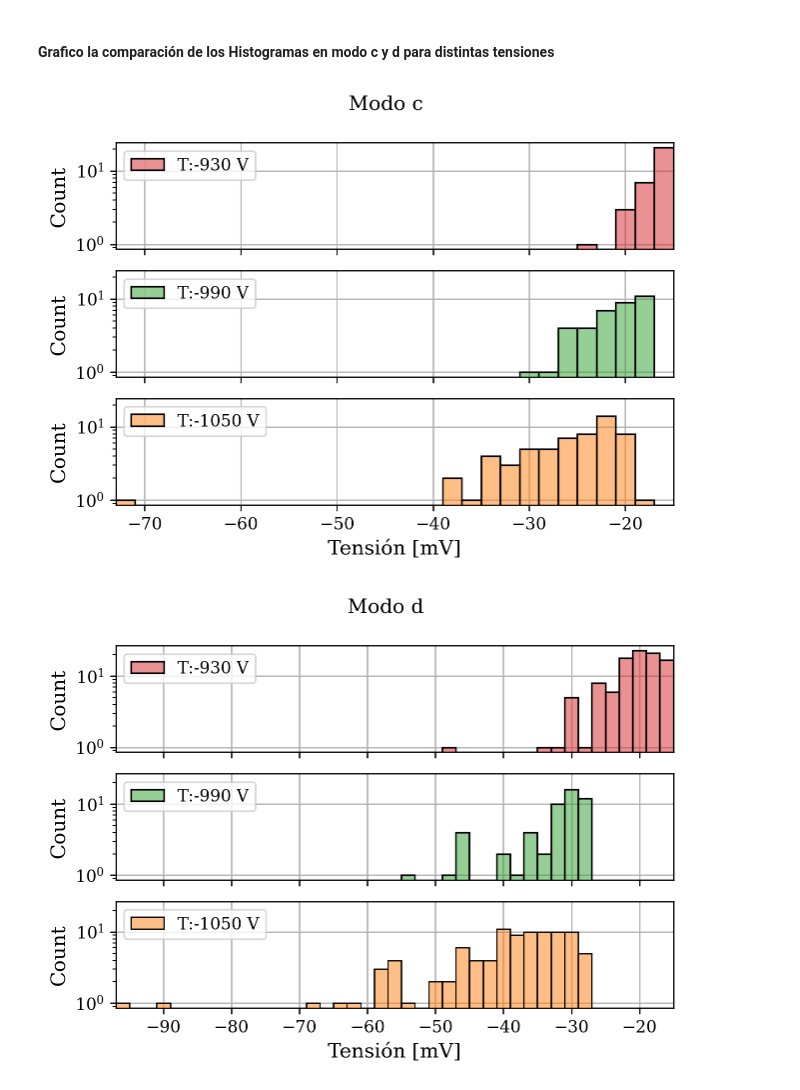
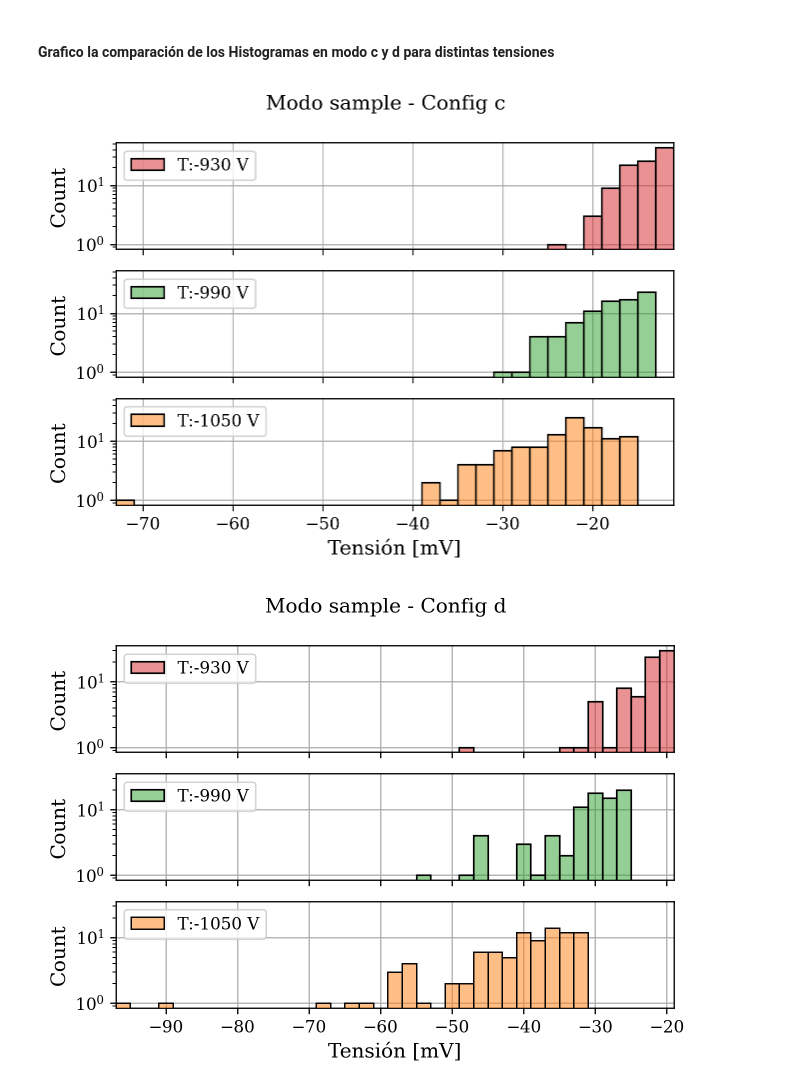
Before and after one commit to agustinbrusco/Laboratorio5, a Jupyter notebook: Datos y código - Práctica 3/analisis_ruido.ipynb, the cells around one changed output. Drawn from its saved outputs; the diff is of its cells as text; code cells hidden in the pictures.

```diff
--- a/Datos y código - Práctica 3/analisis_ruido.ipynb
+++ b/Datos y código - Práctica 3/analisis_ruido.ipynb
@@ -130,7 +132,7 @@ angulo = 230
 for tension in ([930, 990, 1050]):
     for config in (["c", "d"]):
         print(f'Modo {config}, Tensión {tension}')
-        tiempo, channel1 = np.load(f"barrido/sample_a{angulo}_t{tension}_{config}.npy")
+        tiempo, channel1 = np.load(f"barrido/fpeaks_a{angulo}_t{tension}_{config}.npy")
 
     #Criterio 1
      #   if (tension>=990) & (config=="d"):
@@ -141,11 +143,11 @@ for tension in ([930, 990, 1050]):
      #       max = find_peaks(-channel1, height=0.013, distance=150)[0]
 
     #Criterio 2: ver que tengan la misma cantidad de puntos contemplados
-        height = np.linspace(0.010, 0.030,2000)
+        height = np.linspace(0.008, 0.030,2000)
 
         for i in range(len(height)):
-            max = find_peaks(-channel1, height=height[i], distance=150)[0]
-            if 90<len(max)<120:
+            max = find_peaks(-channel1, height=height[i], distance=100)[0]
+            if 70<len(max)<120:
                 break
 
         plt.title(f'Sample. Modo {config}) T:-{tension}V')
@@ -188,33 +190,48 @@ Modo d, Tensión 990
 # %% [markdown]
 #### Grafico la comparación de los Histogramas en modo c y d para distintas tensiones
 # %%
-modo = 'sample'
 angulo = 230
-for config in (['c', 'd']):
-    fig, axs = plt.subplots(3, 1, sharex=True, sharey=True)
-    fig.suptitle(f'Modo {config}')
-    color_id = 3
-    for tension, ax in zip([930, 990, 1050], axs):
-        tiempo, channel1 = np.load(f"barrido/{modo}_a{angulo}_t{tension}_{config}.npy")
-        res = 2e-3
 
-        if (tension>=990) & (config=="d"):
-            max = find_peaks(-channel1, height=0.025, distance=150)[0]
-        elif (tension>=990) & (config=="c"):
-            max = find_peaks(-channel1, height=0.015, distance=250)[0]
-        else:
-            max = find_peaks(-channel1, height=0.013, distance=150)[0]
+for modo in (['sample', 'fpeaks']):
+    for config in (['c', 'd']):
+        fig, axs = plt.subplots(3, 1, sharex=True, sharey=True)
+        fig.suptitle(f'Modo {modo} - Config {config}')
+        color_id = 3
+        for tension, ax in zip([930, 990, 1050], axs):
+            tiempo, channel1 = np.load(f"barrido/{modo}_a{angulo}_t{tension}_{config}.npy")
+            res = 2e-3
 
+            #Criterio 1
 
-        vals_unicos = np.unique(channel1[max])
-        bins = np.arange(vals_unicos.min() - res/2, vals_unicos.max()+res/2, res)
-        sns.histplot(x=channel1[max]*1e3, color=f"C{color_id}", bins=bins*1e3, zorder=10, edgecolor="k",
-                        alpha=0.5,  ax=ax, label = f'T:-{tension} V')
-        color_id -= 1
-        ax.set_yscale("log")
-        ax.legend()
-    ax.set_xlabel("Tensión [mV]")
-plt.show()
+            #if (tension>=990) & (config=="d"):
+            #    max = find_peaks(-channel1, height=0.025, distance=150)[0]
+            #elif (tension>=990) & (config=="c"):
+            #    max = find_peaks(-channel1, height=0.015, distance=250)[0]
+            #else:
+            #    max = find_peaks(-channel1, height=0.013, distance=150)[0]
+
+            #Criterio 2
+            if modo == 'fpeaks':
+                delta = 0.003
+            else:
+                delta = 0
+
+            height = np.linspace(0.010 - delta, 0.030,2000)
+
+            for i in range(len(height)):
+                max = find_peaks(-channel1, height=height[i], distance=100)[0]
+                if 70<len(max)<120:
+                    break
+
+            vals_unicos = np.unique(channel1[max])
+            bins = np.arange(vals_unicos.min() - res/2, vals_unicos.max()+res/2, res)
+            sns.histplot(x=channel1[max]*1e3, color=f"C{color_id}", bins=bins*1e3, zorder=10, edgecolor="k",
+                            alpha=0.5,  ax=ax, label = f'T:-{tension} V')
+            color_id -= 1
+            ax.set_yscale("log")
+            ax.legend()
+        ax.set_xlabel("Tensión [mV]")
+    plt.show()
 # %% [output]
-[figure, old version]
+[figure, new version]
-[figure, old version]
+[figure, new version]
```
Also changed, not shown: parts of 3 cells of this notebook.
